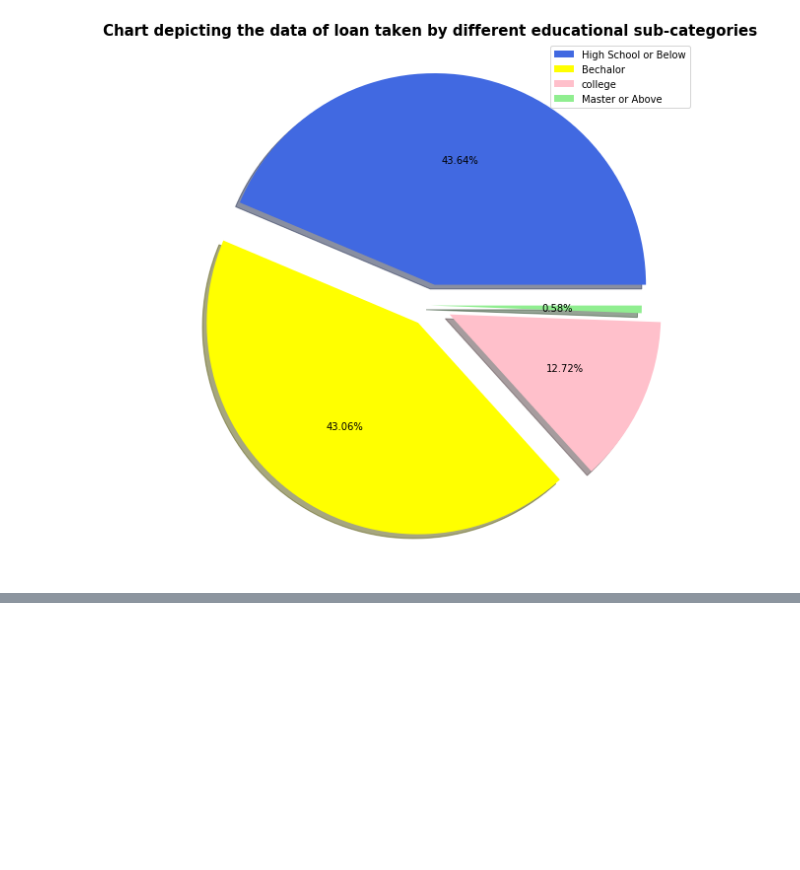
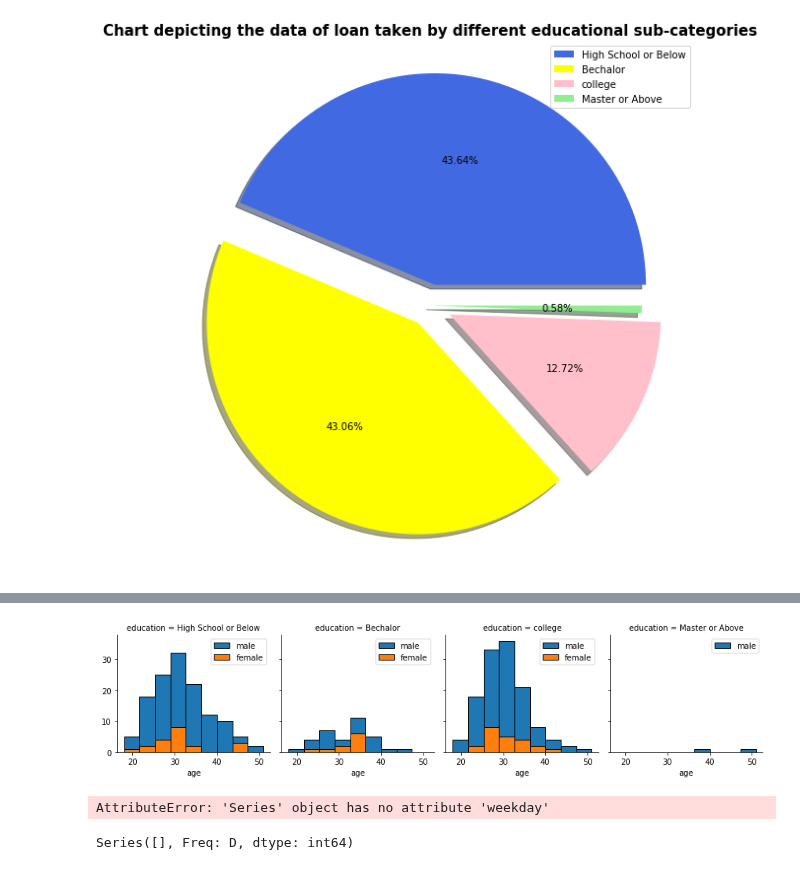
Before and after one commit to vishal7313/data-science, a Jupyter notebook: ibm/loan_prediction.ipynb, the cells around one changed output, grey strips where cells are left out. Cells and saved outputs as stored; diff of their text form; code cells hidden in the pictures; blank space fills up the shorter version.

```diff
--- a/ibm/loan_prediction.ipynb
+++ b/ibm/loan_prediction.ipynb
@@ -85,0 +110,25 @@ plt.tight_layout()
+# %%
+bins = np.linspace(df.age.min(), df.age.max(), 10)
+graph = sns.FacetGrid(df, col="education", hue="Gender", col_wrap = 4)
+graph.map(plt.hist, 'age', bins=bins, ec="k")
+##### Legend for each graph ####
+#Method 1
+#graph.axes[0].legend()
+#graph.axes[1].legend()
+#graph.axes[2].legend()
+#graph.axes[3].legend()
+### Method 2
+a = df['education'].unique()
+for i in range(len(a)):
+    graph.axes[i].legend()
+# %% [output]
+[figure, added]
+# %%
+df['effective_date'].dt.weekday()
+# %% [output]
+AttributeError: 'Series' object has no attribute 'weekday'
+# %%
+s = pd.date_range(df['effective_date'].min(), df['effective_date'].max(), freq='D').to_series()
+s.dt.dayofweek
+# %% [output]
+Series([], Freq: D, dtype: int64)
```
Also changed, not shown: parts of 5 cells of this notebook.
